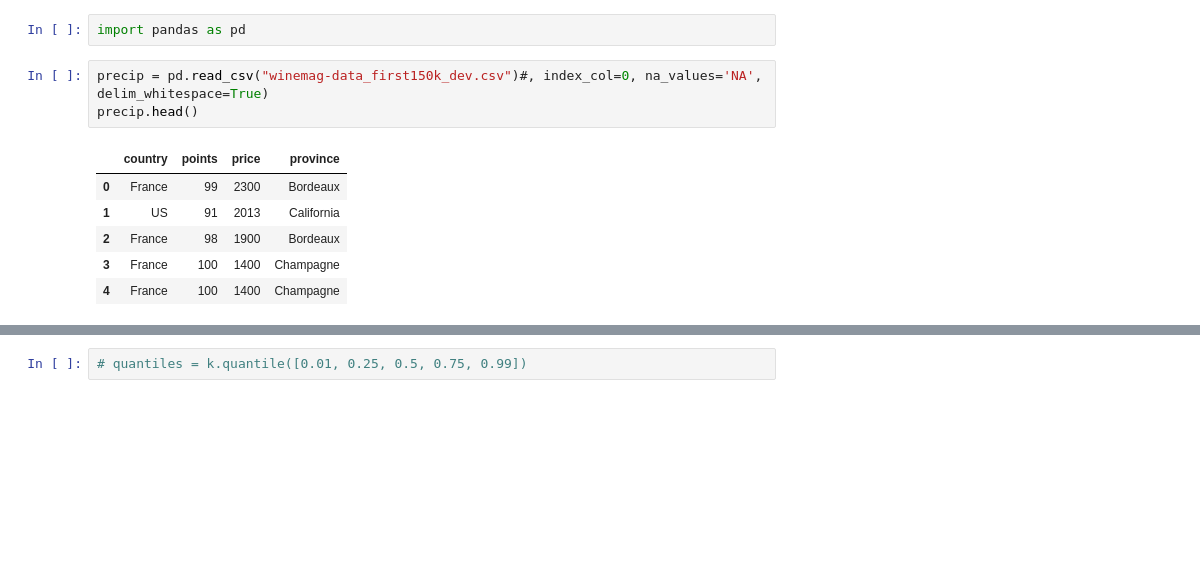
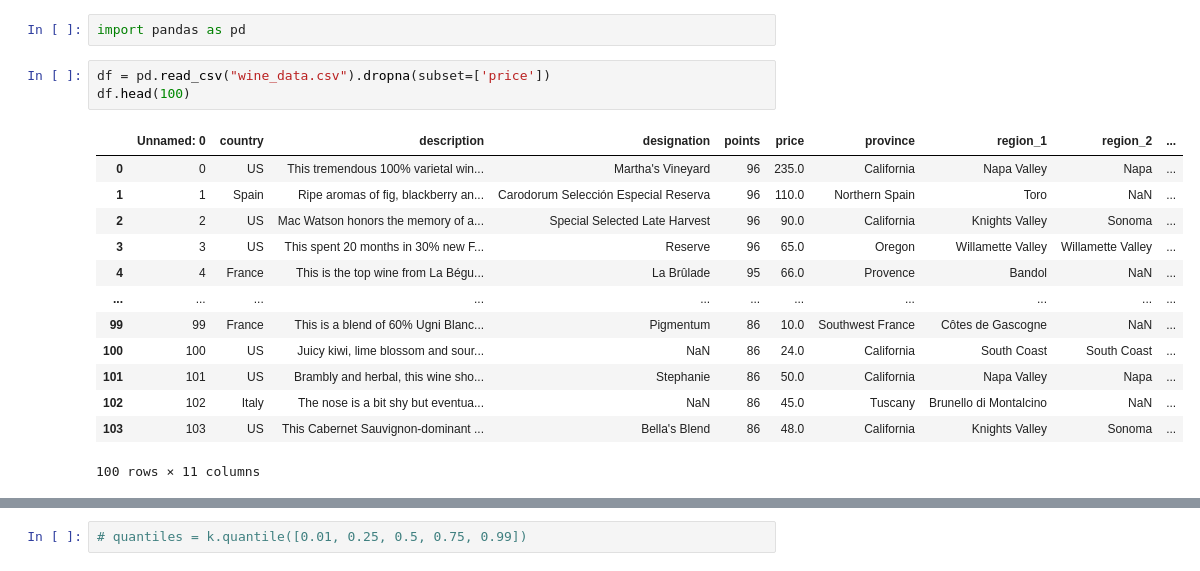
Before and after one commit to JasmnC/DS_MethodOfMovements, a Jupyter notebook: MoM.ipynb, the cells around one changed output, grey strips where cells are left out. Drawn from its saved outputs; the diff is of its cells as text; blank space fills up the shorter version.

```diff
--- a/MoM.ipynb
+++ b/MoM.ipynb
@@ -27,13 +27,20 @@ plt.hist(samples)
 # %%
 import pandas as pd
 # %%
-precip = pd.read_csv("winemag-data_first150k_dev.csv")#, index_col=0, na_values='NA', delim_whitespace=True)
-precip.head()
+df = pd.read_csv("wine_data.csv").dropna(subset=['price'])
+df.head(100)
 # %% [output]
-|  | country | points | price | province |
-| 0 | France | 99 | 2300 | Bordeaux |
-| 1 | US | 91 | 2013 | California |
-| 2 | France | 98 | 1900 | Bordeaux |
-| 3 | France | 100 | 1400 | Champagne |
-| 4 | France | 100 | 1400 | Champagne |
+|  | Unnamed: 0 | country | description | designation | points | price | province | region_1 | region_2 | ... |
+| 0 | 0 | US | This tremendous 100% varietal win... | Martha's Vineyard | 96 | 235.0 | California | Napa Valley | Napa | ... |
+| 1 | 1 | Spain | Ripe aromas of fig, blackberry an... | Carodorum Selección Especial Reserva | 96 | 110.0 | Northern Spain | Toro | NaN | ... |
+| 2 | 2 | US | Mac Watson honors the memory of a... | Special Selected Late Harvest | 96 | 90.0 | California | Knights Valley | Sonoma | ... |
+| 3 | 3 | US | This spent 20 months in 30% new F... | Reserve | 96 | 65.0 | Oregon | Willamette Valley | Willamette Valley | ... |
+| 4 | 4 | France | This is the top wine from La Bégu... | La Brûlade | 95 | 66.0 | Provence | Bandol | NaN | ... |
+| ... | ... | ... | ... | ... | ... | ... | ... | ... | ... | ... |
+| 99 | 99 | France | This is a blend of 60% Ugni Blanc... | Pigmentum | 86 | 10.0 | Southwest France | Côtes de Gascogne | NaN | ... |
+| 100 | 100 | US | Juicy kiwi, lime blossom and sour... | NaN | 86 | 24.0 | California | South Coast | South Coast | ... |
+| 101 | 101 | US | Brambly and herbal, this wine sho... | Stephanie | 86 | 50.0 | California | Napa Valley | Napa | ... |
+| 102 | 102 | Italy | The nose is a bit shy but eventua... | NaN | 86 | 45.0 | Tuscany | Brunello di Montalcino | NaN | ... |
+| 103 | 103 | US | This Cabernet Sauvignon-dominant ... | Bella's Blend | 86 | 48.0 | California | Knights Valley | Sonoma | ... |
+100 rows × 11 columns
 # %%
```
Also changed, not shown: parts of 20 cells of this notebook.
